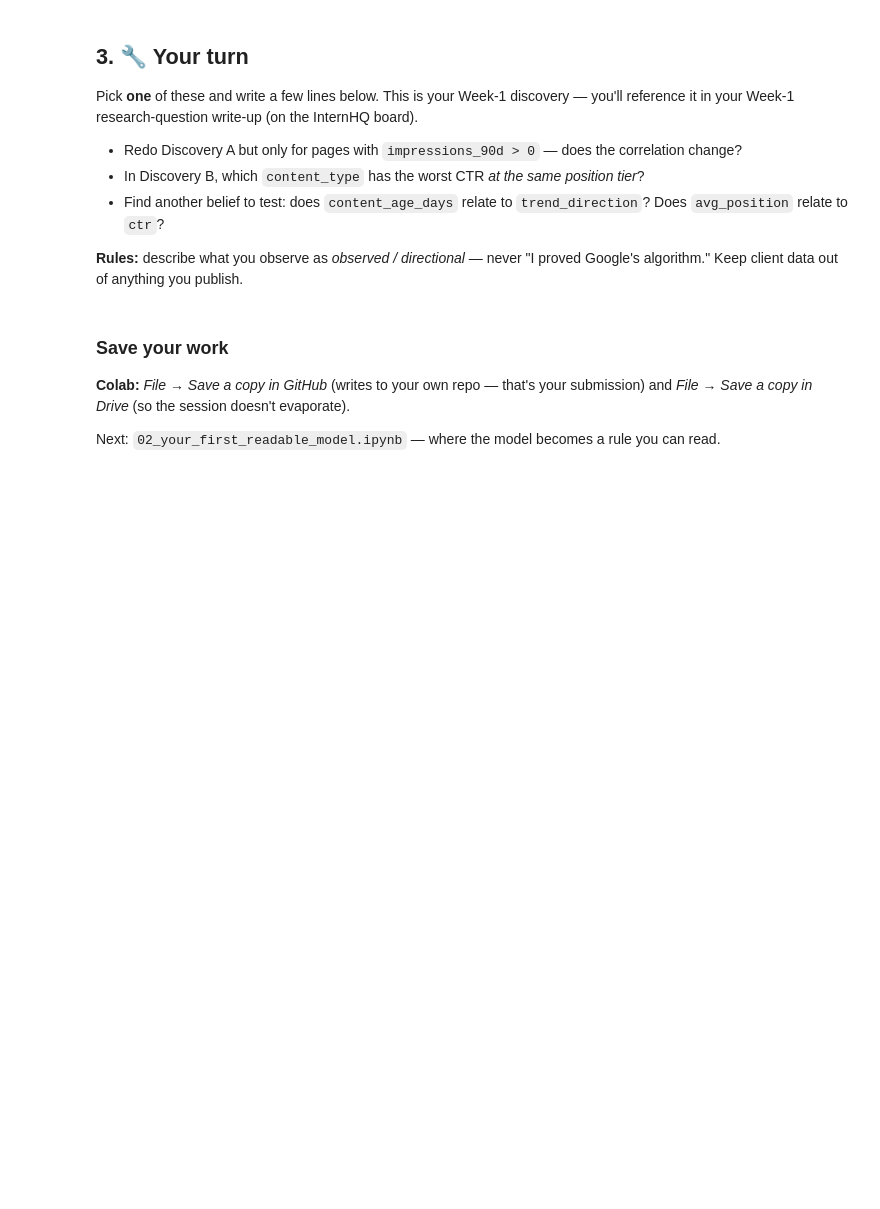
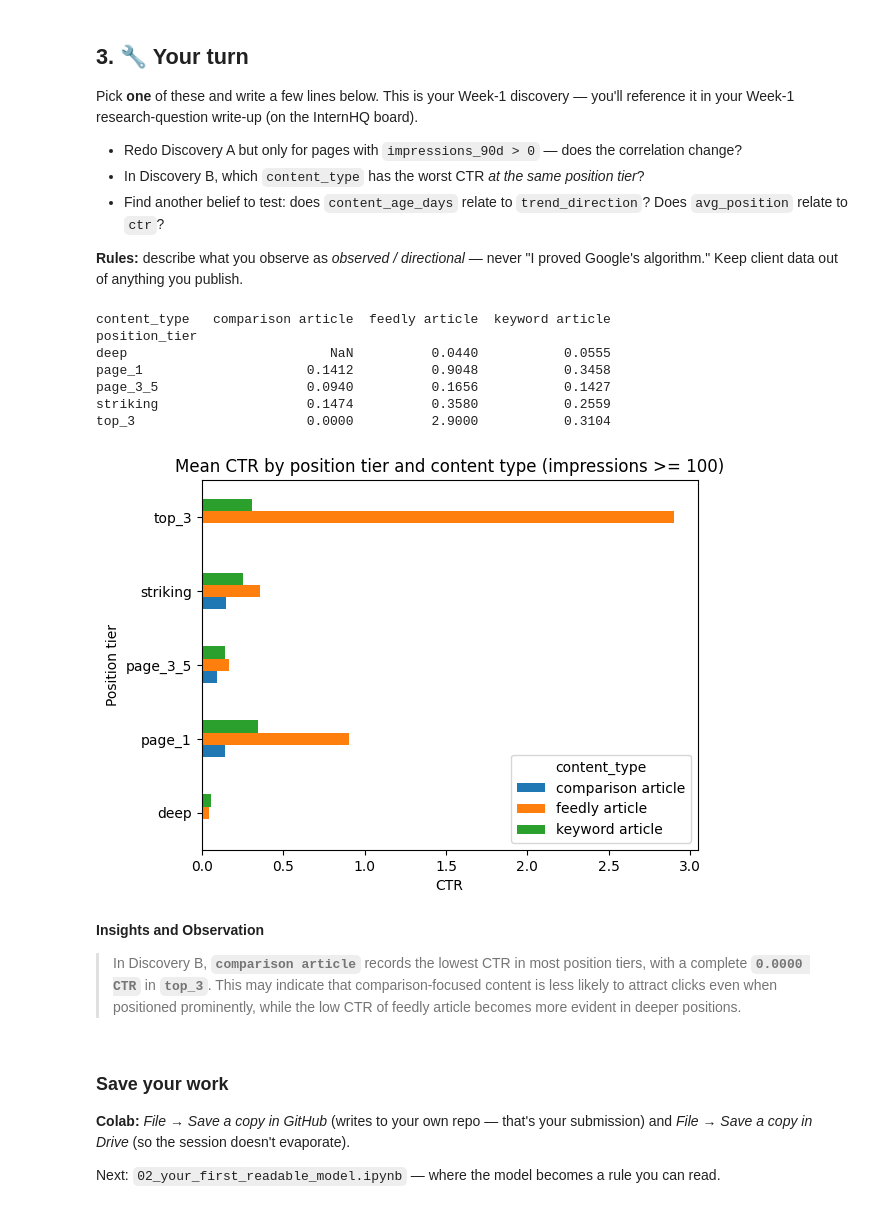
Before and after one commit to judiellegaspina/ML-Flyrank-Intern, a Jupyter notebook: notebooks/01_first_look_and_discovery.ipynb, the cells around one changed output. Saved outputs shown, nothing was run; the diff lists cells and outputs as text; code cells hidden in the pictures; blank space fills up the shorter version.

```diff
--- a/notebooks/01_first_look_and_discovery.ipynb
+++ b/notebooks/01_first_look_and_discovery.ipynb
@@ -99,6 +153,36 @@ Pick **one** of these and write a few lines below. This is your Week-1 discovery
 **Rules:** describe what you observe as *observed / directional* — never "I proved Google's algorithm." Keep client data out of anything you publish.
 # %%
 # Your discovery here
+
+visible = df[df["impressions_90d"] >= 100]
+
+ctr_by_pos_type = (
+    visible.groupby(["position_tier", "content_type"])["ctr"]
+    .mean()
+    .unstack()
+)
+
+ctr_by_pos_type.plot(
+    kind="barh",
+    title="Mean CTR by position tier and content type (impressions >= 100)",
+    xlabel="CTR",
+    ylabel="Position tier"
+)
+
+print(ctr_by_pos_type.round(4).to_string())
+# %% [output]
+content_type   comparison article  feedly article  keyword article
+position_tier
+deep                          NaN          0.0440           0.0555
+page_1                     0.1412          0.9048           0.3458
+page_3_5                   0.0940          0.1656           0.1427
+striking                   0.1474          0.3580           0.2559
+top_3                      0.0000          2.9000           0.3104
+[figure, added]
+# %% [markdown]
+**Insights and Observation**
+
+> In Discovery B, **``comparison article``** records the lowest CTR in most position tiers, with a complete **``0.0000 CTR``** in **``top_3``**. This may indicate that comparison-focused content is less likely to attract clicks even when positioned prominently, while the low CTR of feedly article becomes more evident in deeper positions.
 # %% [markdown]
 ### Save your work
 **Colab:** *File → Save a copy in GitHub* (writes to your own repo — that's your submission) and *File → Save a copy in Drive* (so the session doesn't evaporate).
```
Also changed, not shown: parts of 7 cells of this notebook, 5 other files.
